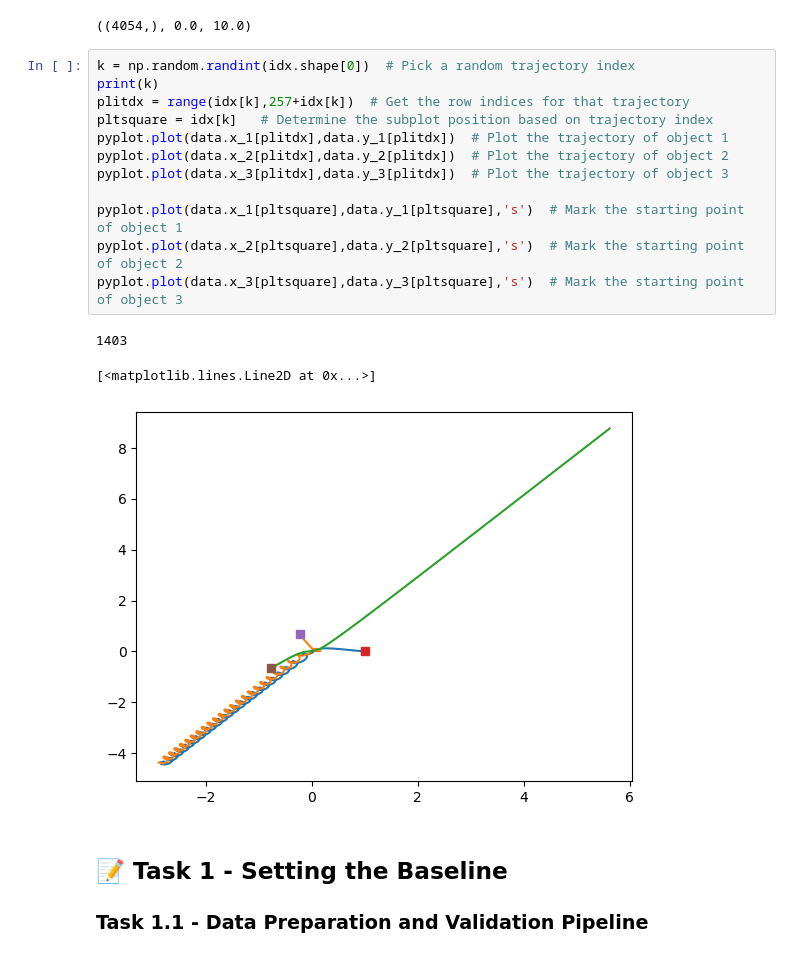
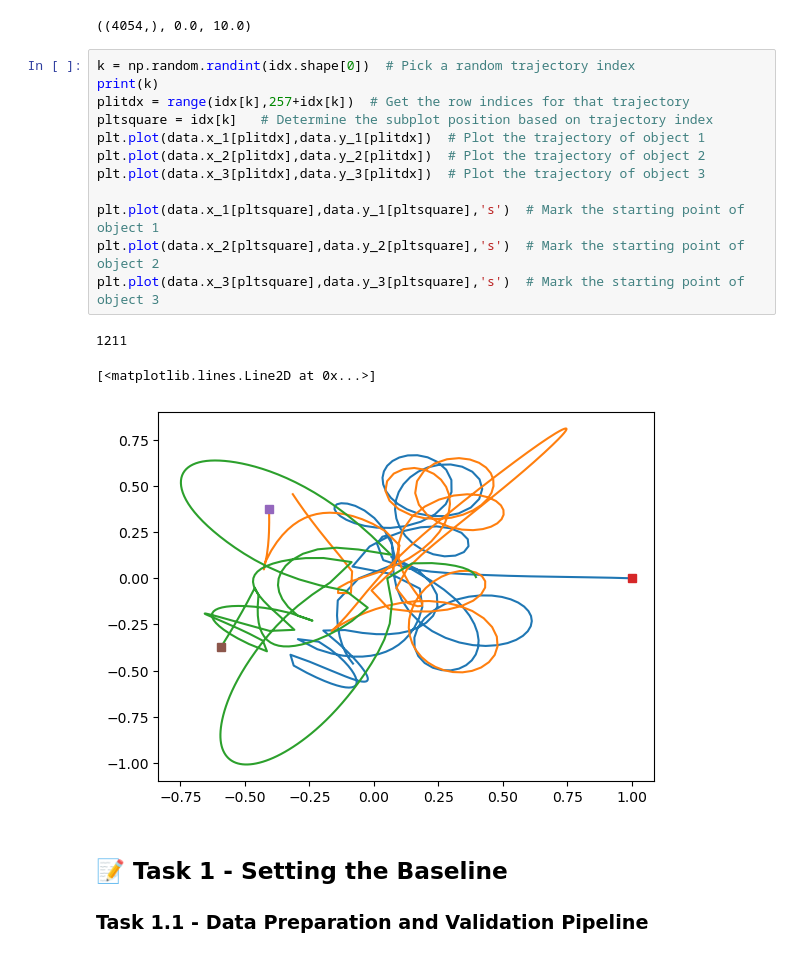
Before and after one commit to Custodio30/MLNOVA-AA-Assigement-1-Bernardo-Joao-Leonor, a Jupyter notebook: assigment#1/notebooks/assigment#1.ipynb, the cells around one changed output. Cells and saved outputs as stored; diff of their text form.

```diff
--- a/assigment#1/notebooks/assigment#1.ipynb
+++ b/assigment#1/notebooks/assigment#1.ipynb
@@ -73,19 +73,19 @@ idx.shape, data.t.min(), data.t.max()  # Check number of trajectories and time r
 # %%
 k = np.random.randint(idx.shape[0])  # Pick a random trajectory index
 print(k)
 plitdx = range(idx[k],257+idx[k])  # Get the row indices for that trajectory
 pltsquare = idx[k]   # Determine the subplot position based on trajectory index
-pyplot.plot(data.x_1[plitdx],data.y_1[plitdx])  # Plot the trajectory of object 1
-pyplot.plot(data.x_2[plitdx],data.y_2[plitdx])  # Plot the trajectory of object 2
-pyplot.plot(data.x_3[plitdx],data.y_3[plitdx])  # Plot the trajectory of object 3
+plt.plot(data.x_1[plitdx],data.y_1[plitdx])  # Plot the trajectory of object 1
+plt.plot(data.x_2[plitdx],data.y_2[plitdx])  # Plot the trajectory of object 2
+plt.plot(data.x_3[plitdx],data.y_3[plitdx])  # Plot the trajectory of object 3
 
-pyplot.plot(data.x_1[pltsquare],data.y_1[pltsquare],'s')  # Mark the starting point of object 1
-pyplot.plot(data.x_2[pltsquare],data.y_2[pltsquare],'s')  # Mark the starting point of object 2
-pyplot.plot(data.x_3[pltsquare],data.y_3[pltsquare],'s')  # Mark the starting point of object 3
+plt.plot(data.x_1[pltsquare],data.y_1[pltsquare],'s')  # Mark the starting point of object 1
+plt.plot(data.x_2[pltsquare],data.y_2[pltsquare],'s')  # Mark the starting point of object 2
+plt.plot(data.x_3[pltsquare],data.y_3[pltsquare],'s')  # Mark the starting point of object 3
 # %% [output]
-1403
+1211
 [<matplotlib.lines.Line2D at 0x...>]
-[figure, old version]
+[figure, new version]
 # %% [markdown]
 <h2>📝 Task 1 - Setting the Baseline</h2>
 <h3>Task 1.1 - Data Preparation and Validation Pipeline</h3>
```
Also changed, not shown: parts of 8 cells of this notebook, 2 other files.
